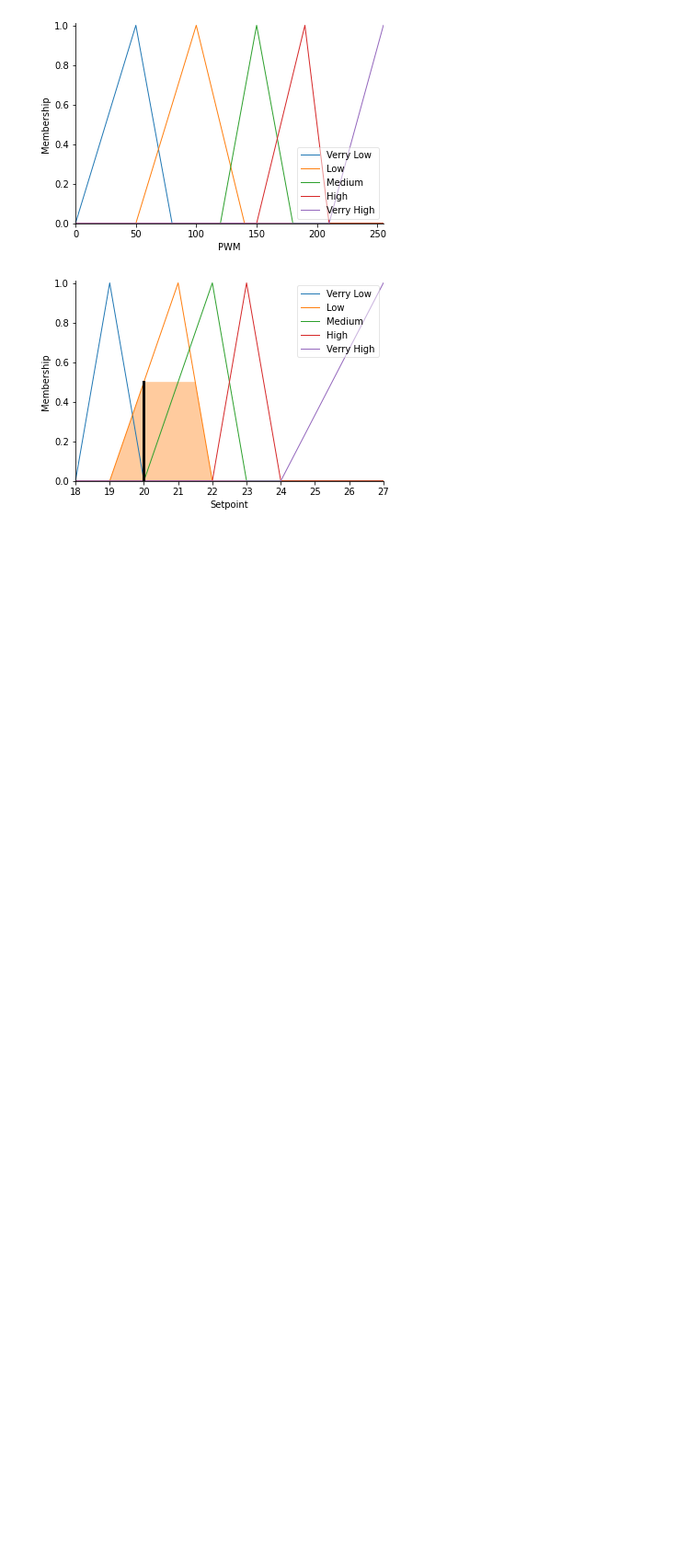
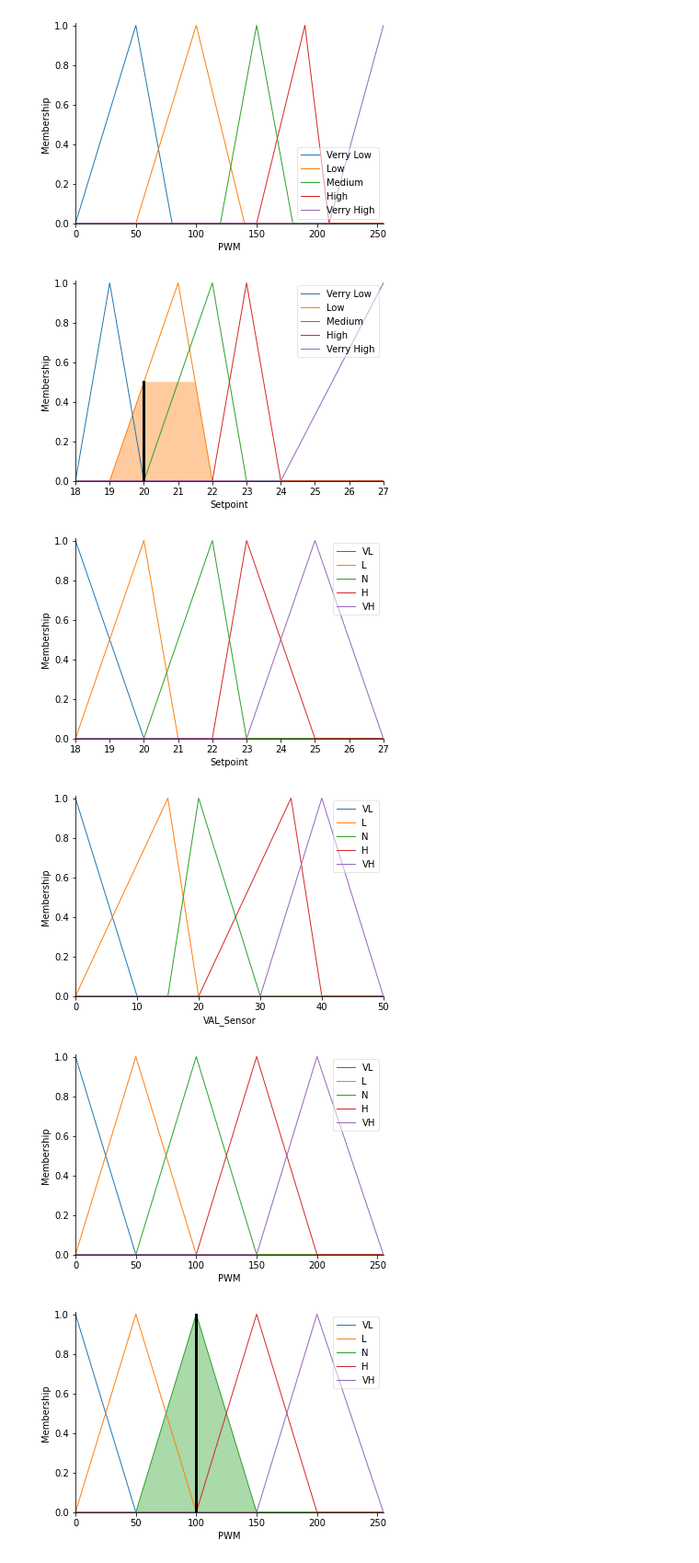
Before and after one commit to Huy987asd/BT, a Jupyter notebook: DC_AC_motor.ipynb, the cells around one changed output. Shown at 92% size. Drawn from its saved outputs; the diff is of its cells as text; code cells hidden in the pictures; blank space fills up the shorter version.

```diff
--- a/DC_AC_motor.ipynb
+++ b/DC_AC_motor.ipynb
@@ -67,3 +67,78 @@ Setpoint.view(sim = PWMS)
 [figure]
 [figure]
 [figure]
+# %%
+import numpy as np
+import skfuzzy as fuzz
+from skfuzzy import control as ctrl
+
+Setpoint = ctrl.Antecedent(np.arange(18,28,1),'Setpoint')
+VAL_Sensor = ctrl.Antecedent(np.arange(0,51,1),'VAL_Sensor')
+PWM = ctrl.Consequent(np.arange(0,256,1),'PWM')
+
+Setpoint['VL'] = fuzz.trimf(Setpoint.universe,[18,18,20])
+Setpoint['L'] = fuzz.trimf(Setpoint.universe,[18,20,21])
+Setpoint['N'] = fuzz.trimf(Setpoint.universe,[20,22,23])
+Setpoint['H'] = fuzz.trimf(Setpoint.universe,[22,23,25])
+Setpoint['VH'] = fuzz.trimf(Setpoint.universe,[23,25,27])
+Setpoint.view()
+
+VAL_Sensor['VL'] = fuzz.trimf(VAL_Sensor.universe,[0,0,10])
+VAL_Sensor['L'] = fuzz.trimf(VAL_Sensor.universe,[0,15,20])
+VAL_Sensor['N'] = fuzz.trimf(VAL_Sensor.universe,[15,20,30])
+VAL_Sensor['H'] = fuzz.trimf(VAL_Sensor.universe,[20,35,40])
+VAL_Sensor['VH'] = fuzz.trimf(VAL_Sensor.universe,[30,40,50])
+VAL_Sensor.view()
+
+PWM['VL'] = fuzz.trimf(PWM.universe,[0,0,50])
+PWM['L'] = fuzz.trimf(PWM.universe,[0,50,100])
+PWM['N'] = fuzz.trimf(PWM.universe,[50,100,150])
+PWM['H'] = fuzz.trimf(PWM.universe,[100,150,200])
+PWM['VH'] = fuzz.trimf(PWM.universe,[150,200,255])
+PWM.view()
+
+rule1 = ctrl.Rule(Setpoint['VL'] & VAL_Sensor['VL'], PWM['VL'])
+rule2 = ctrl.Rule(Setpoint['L'] & VAL_Sensor['VL'], PWM['VL'])
+rule3 = ctrl.Rule(Setpoint['N'] & VAL_Sensor['VL'], PWM['L'])
+rule4 = ctrl.Rule(Setpoint['H'] & VAL_Sensor['VL'], PWM['N'])
+rule5 = ctrl.Rule(Setpoint['VH'] & VAL_Sensor['VL'], PWM['H'])
+
+rule6 = ctrl.Rule(Setpoint['VL'] & VAL_Sensor['L'], PWM['VL'])
+rule7 = ctrl.Rule(Setpoint['L'] & VAL_Sensor['L'], PWM['L'])
+rule8 = ctrl.Rule(Setpoint['N'] & VAL_Sensor['L'], PWM['L'])
+rule9 = ctrl.Rule(Setpoint['H'] & VAL_Sensor['L'], PWM['N'])
+rule10 = ctrl.Rule(Setpoint['VH'] & VAL_Sensor['L'], PWM['H'])
+
+rule11 = ctrl.Rule(Setpoint['VL'] & VAL_Sensor['N'], PWM['L'])
+rule12 = ctrl.Rule(Setpoint['L'] & VAL_Sensor['N'], PWM['L'])
+rule13 = ctrl.Rule(Setpoint['N'] & VAL_Sensor['N'], PWM['N'])
+rule14 = ctrl.Rule(Setpoint['H'] & VAL_Sensor['N'], PWM['H'])
+rule15 = ctrl.Rule(Setpoint['VH'] & VAL_Sensor['N'], PWM['VH'])
+
+rule16 = ctrl.Rule(Setpoint['VL'] & VAL_Sensor['H'], PWM['L'])
+rule17 = ctrl.Rule(Setpoint['L'] & VAL_Sensor['H'], PWM['N'])
+rule18 = ctrl.Rule(Setpoint['N'] & VAL_Sensor['H'], PWM['H'])
+rule19 = ctrl.Rule(Setpoint['H'] & VAL_Sensor['H'], PWM['H'])
+rule20 = ctrl.Rule(Setpoint['VH'] & VAL_Sensor['H'], PWM['VH'])
+
+rule21 = ctrl.Rule(Setpoint['VL'] & VAL_Sensor['VH'], PWM['N'])
+rule22 = ctrl.Rule(Setpoint['L'] & VAL_Sensor['VH'], PWM['N'])
+rule23 = ctrl.Rule(Setpoint['N'] & VAL_Sensor['VH'], PWM['H'])
+rule24 = ctrl.Rule(Setpoint['H'] & VAL_Sensor['VH'], PWM['VH'])
+rule25 = ctrl.Rule(Setpoint['VH'] & VAL_Sensor['VH'], PWM['VH'])
+
+Result_ctrl = ctrl.ControlSystem([rule1,rule2,rule3,rule4,rule5,
+                                  rule6,rule7,rule8,rule9,rule10,
+                                  rule11,rule12,rule13,rule14,rule15,
+                                  rule16,rule17,rule18,rule19,rule20,
+                                  rule21,rule22,rule23,rule24,rule25])
+Result = ctrl.ControlSystemSimulation(Result_ctrl)
+Result.input['Setpoint'] = 10
+Result.input['VAL_Sensor'] = 40
+Result.compute()
+PWM.view(sim = Result)
+# %% [output]
+[figure, added]
+[figure, added]
+[figure, added]
+[figure, added]
```
Also changed, not shown: parts of 2 cells of this notebook.
